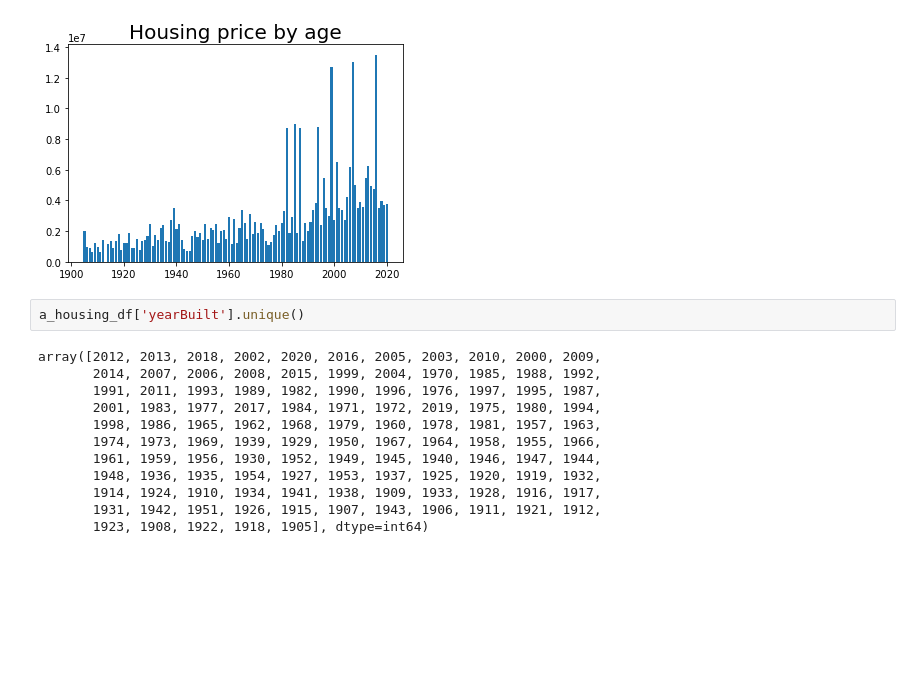
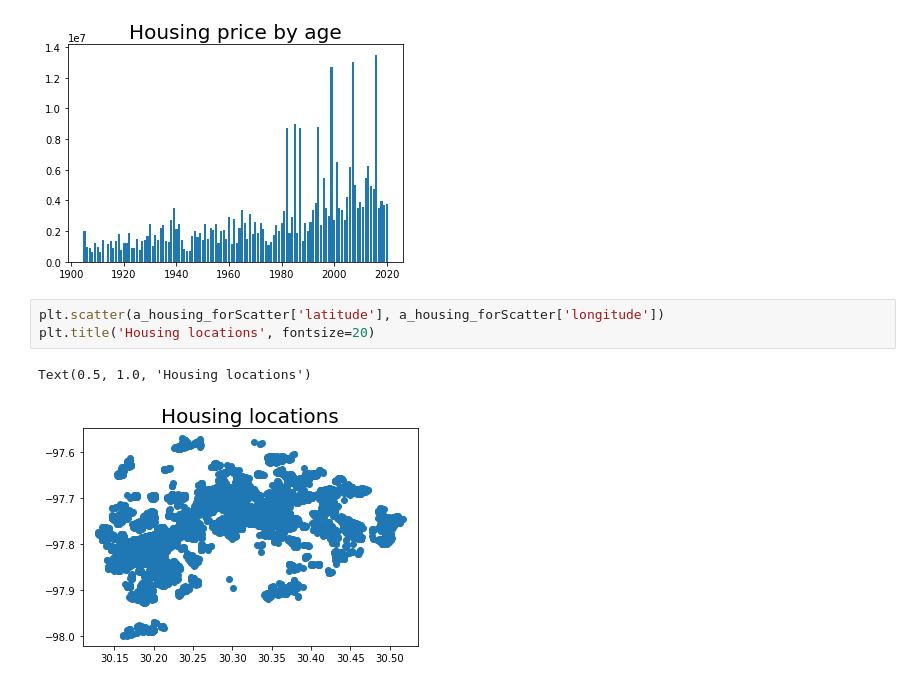
Before and after one commit to apaneser/House_Finding, a Jupyter notebook: Notebook/Austin_graphs.ipynb, the cells around one changed output. Cells and saved outputs as stored; diff of their text form; blank space fills up the shorter version.

```diff
--- a/Notebook/Austin_graphs.ipynb
+++ b/Notebook/Austin_graphs.ipynb
@@ -60,16 +60,8 @@ plt.title('Housing price by age', fontsize=20)
 Text(0.5, 1.0, 'Housing price by age')
 [figure]
 # %%
-a_housing_df['yearBuilt'].unique()
+plt.scatter(a_housing_forScatter['latitude'], a_housing_forScatter['longitude'])
+plt.title('Housing locations', fontsize=20)
 # %% [output]
-array([2012, 2013, 2018, 2002, 2020, 2016, 2005, 2003, 2010, 2000, 2009,
-       2014, 2007, 2006, 2008, 2015, 1999, 2004, 1970, 1985, 1988, 1992,
-       1991, 2011, 1993, 1989, 1982, 1990, 1996, 1976, 1997, 1995, 1987,
-       2001, 1983, 1977, 2017, 1984, 1971, 1972, 2019, 1975, 1980, 1994,
-       1998, 1986, 1965, 1962, 1968, 1979, 1960, 1978, 1981, 1957, 1963,
-       1974, 1973, 1969, 1939, 1929, 1950, 1967, 1964, 1958, 1955, 1966,
-       1961, 1959, 1956, 1930, 1952, 1949, 1945, 1940, 1946, 1947, 1944,
-       1948, 1936, 1935, 1954, 1927, 1953, 1937, 1925, 1920, 1919, 1932,
-       1914, 1924, 1910, 1934, 1941, 1938, 1909, 1933, 1928, 1916, 1917,
-       1931, 1942, 1951, 1926, 1915, 1907, 1943, 1906, 1911, 1921, 1912,
-       1923, 1908, 1922, 1918, 1905], dtype=int64)
+Text(0.5, 1.0, 'Housing locations')
+[figure, added]
```
Also changed, not shown: parts of 9 cells of this notebook, 1 other file.
